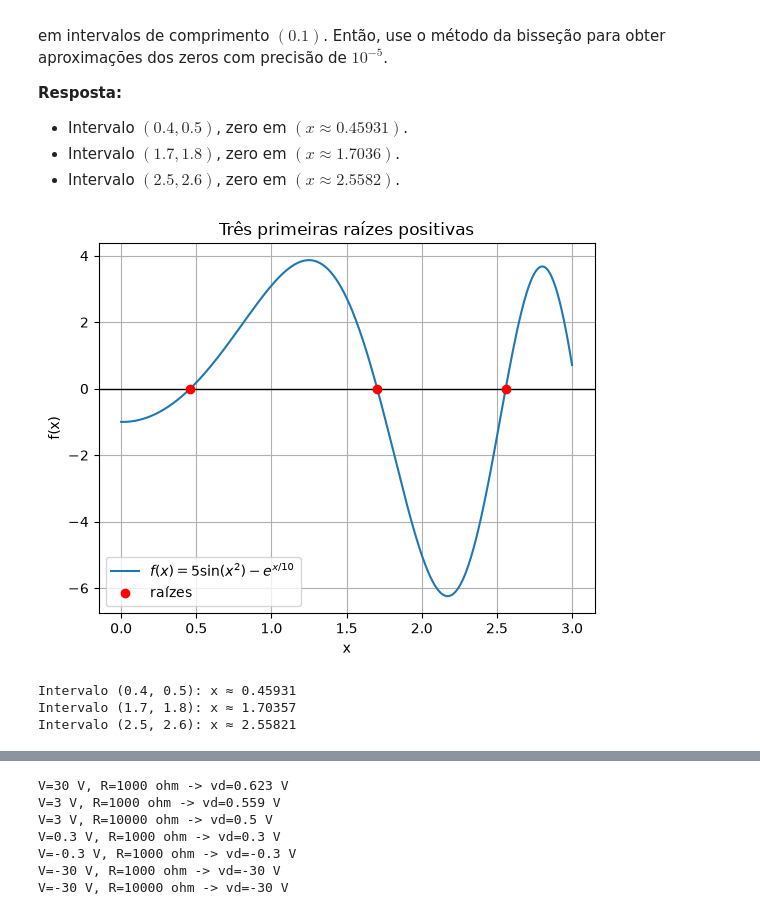
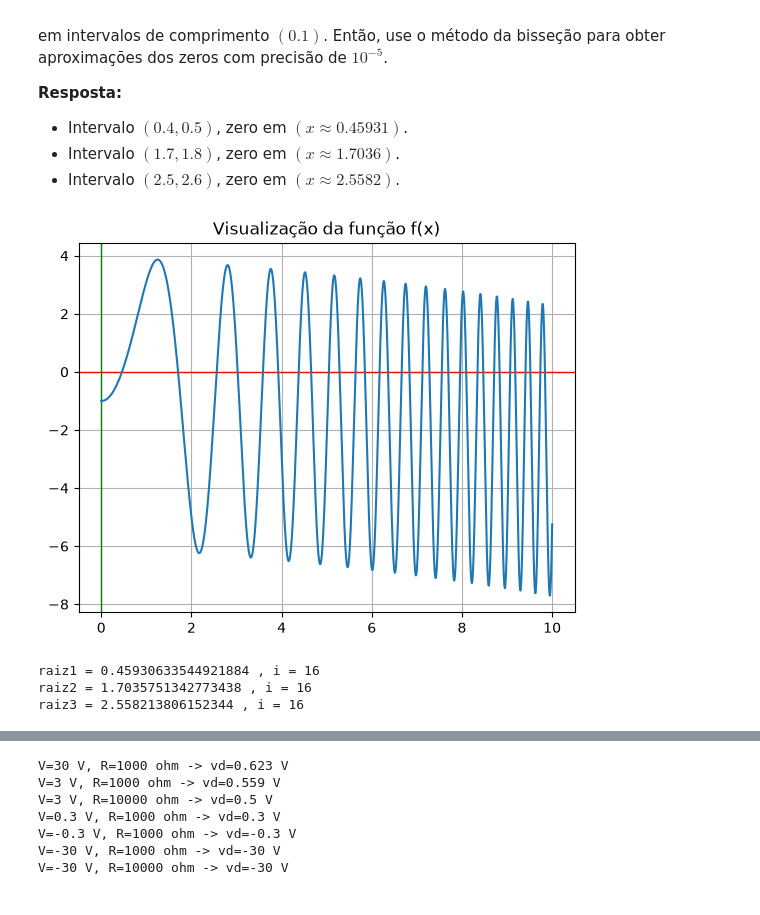
Before and after one commit to lucastoledorocha/Cnum, a Jupyter notebook: Notebooks/semana4.ipynb, the cells around one changed output, grey strips where cells are left out. Saved outputs shown, nothing was run; the diff lists cells and outputs as text; code cells hidden in the pictures.

```diff
--- a/Notebooks/semana4.ipynb
+++ b/Notebooks/semana4.ipynb
@@ -185,47 +185,50 @@ em intervalos de comprimento $(0.1)$. Então, use o método da bisseção para o
 - Intervalo $(1.7, 1.8)$, zero em $(x \approx 1.7036)$.
 - Intervalo $(2.5, 2.6)$, zero em $(x \approx 2.5582)$.
 # %%
-import math
 import numpy as np
 import matplotlib.pyplot as plt
+import sys
+import os
 
+# Sobe um nível para a raiz do projeto e adiciona ao caminho do sistema
+sys.path.append(os.path.abspath(os.path.join('..')))
 
+# Agora você importa suas ferramentas da pasta utils
+from utils.algoritmos import bissecao
+
+# Definição da função
 def f(x):
-    return 5 * math.sin(x**2) - math.exp(x / 10)
+    return 5*np.sin(x**2) - np.exp(x/10)
 
+def plot(f, number=1):
+    # Intervalo para plotar
+    x_vals = np.arange(0, 10, 0.00001)
+    y_vals = f(x_vals)
 
-def bissecao(funcao, a, b, tolerancia=1e-5):
-    while (b - a) / 2 > tolerancia:
-        c = (a + b) / 2
-        if funcao(a) * funcao(c) <= 0:
-            b = c
-        else:
-            a = c
-    return (a + b) / 2
+    plt.axhline(0, color="red", linewidth=1)  # eixo x
+    plt.axvline(0, color="green", linewidth=1)  # eixo y
+    plt.plot(x_vals, y_vals)
+    plt.grid(True)
+    plt.title("Visualização da função f(x)")
+    plt.show()
+    plt.close()
 
+def main():
+    plot(f, 1)
+    r, i = bissecao(f, 0.4, 0.5, 1e-15)
+    print(f"raiz1 = {r} , i = {i}")
+    r, i = bissecao(f, 1.7, 1.8, 1e-15)
+    print(f"raiz2 = {r} , i = {i}")
+    r, i = bissecao(f, 2.5, 2.6, 1e-15)
+    print(f"raiz3 = {r} , i = {i}")
 
-intervalos = [(0.4, 0.5), (1.7, 1.8), (2.5, 2.6)]
-raizes = [bissecao(f, a, b) for a, b in intervalos]
-
-x = np.linspace(0, 3, 500)
-y = 5 * np.sin(x**2) - np.exp(x / 10)
-plt.plot(x, y, label=r"$f(x)=5\sin(x^2)-e^{x/10}$")
-plt.axhline(0, color="black", linewidth=1)
-plt.scatter(raizes, [0] * len(raizes), color="red", zorder=3, label="raízes")
-plt.xlabel("x")
-plt.ylabel("f(x)")
-plt.title("Três primeiras raízes positivas")
-plt.grid(True)
-plt.legend()
-plt.show()
-
-for intervalo, raiz in zip(intervalos, raizes):
-    print(f"Intervalo {intervalo}: x ≈ {raiz:.5f}")
+if __name__ == "__main__":
+    main()
 # %% [output]
-[figure, old version]
+[figure, new version]
-Intervalo (0.4, 0.5): x ≈ 0.45931
-Intervalo (1.7, 1.8): x ≈ 1.70357
-Intervalo (2.5, 2.6): x ≈ 2.55821
+raiz1 = 0.45930633544921884 , i = 16
+raiz2 = 1.7035751342773438 , i = 16
+raiz3 = 2.558213806152344 , i = 16
 # %% [markdown]
 
 ## Atividade 4
```
